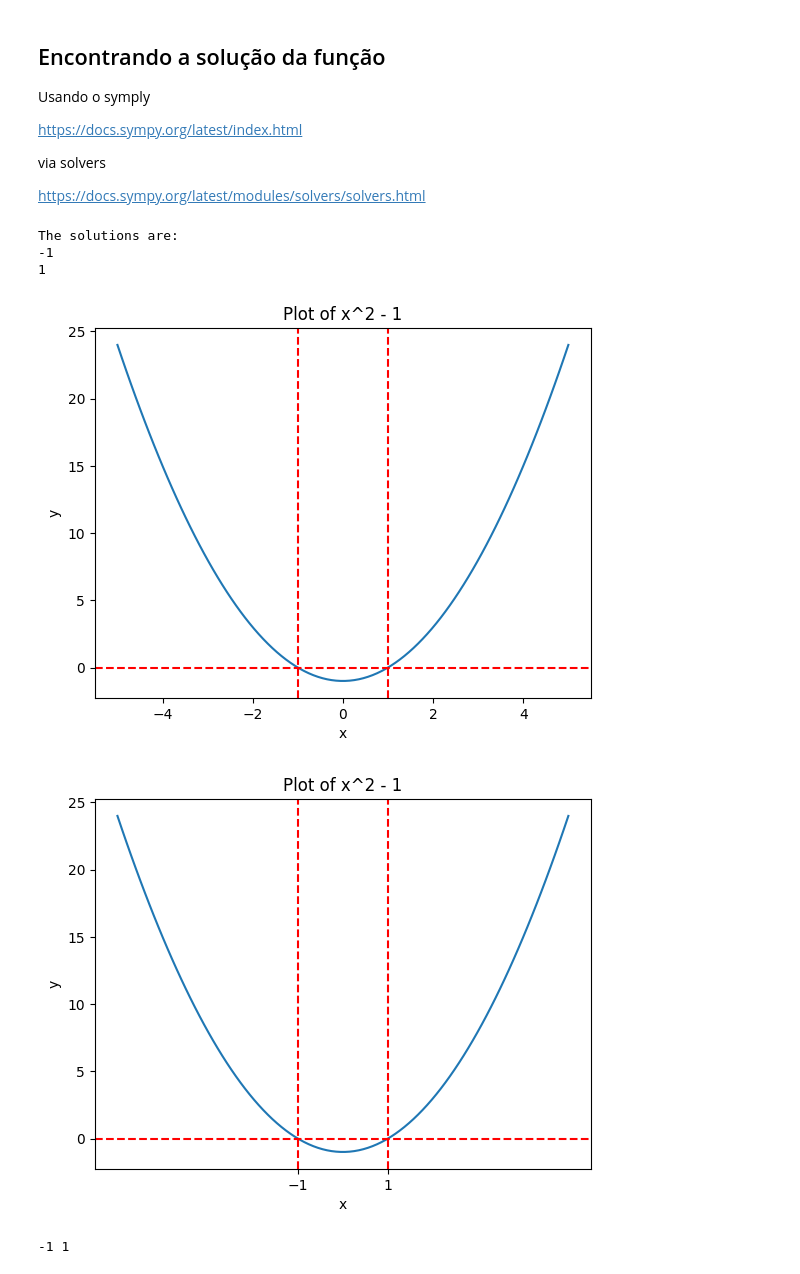
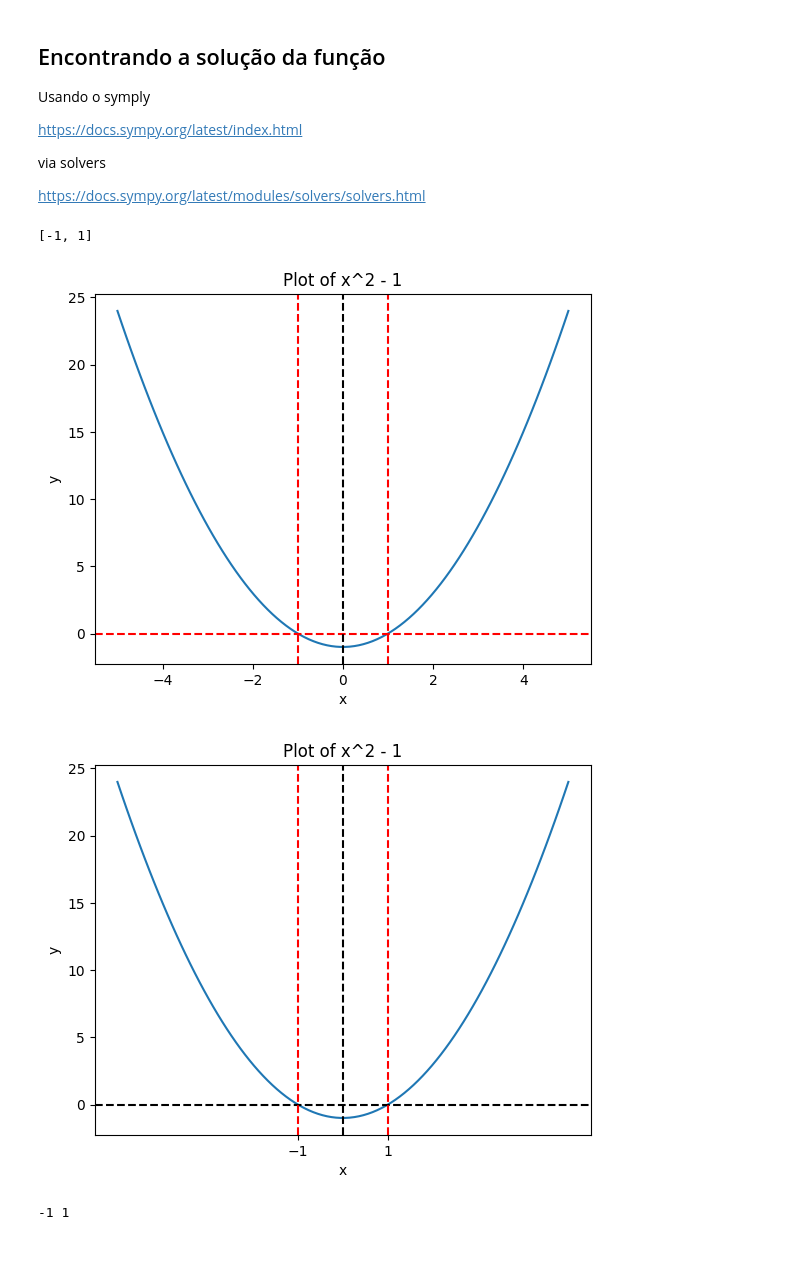
Before and after one commit to armandossrecife/teste, a Jupyter notebook: solucao_funcoes.ipynb, the cells around one changed output. Saved outputs shown, nothing was run; the diff lists cells and outputs as text; code cells hidden in the pictures.

```diff
--- a/solucao_funcoes.ipynb
+++ b/solucao_funcoes.ipynb
@@ -98,15 +107,12 @@ from sympy.solvers import solve
 from sympy import Symbol
 
 x = Symbol('x')
-solutions = solve(x**2 - 1, x)
+y = x**2 - 1
+solutions = solve(y, x)
 
-print("The solutions are:")
-for solution in solutions:
-    print(solution)
+print(solutions)
 # %% [output]
-The solutions are:
--1
-1
+[-1, 1]
 # %%
 # Define the x values
 x = np.linspace(-5, 5, 100)
@@ -119,6 +125,9 @@ plt.plot(x, y)
 
 # Add the horizontal line at y = 0
 plt.axhline(y=0, color='red', linestyle='--', label='y = 0')
+# Add the vertical line at x = 0
+plt.axvline(x=0, color='black', linestyle='--', label='x = 0')
+
 # Add the vertical line at x = -1
 plt.axvline(x=-1, color='red', linestyle='--', label='x = -1')
 # Add the vertical line at x = 1
@@ -132,35 +141,38 @@ plt.ylabel("y")
 # Show the plot
 plt.show()
 # %% [output]
-[figure, old version]
+[figure, new version]
 # %%
 # Define the x values
 x = np.linspace(-5, 5, 100)
 
 # Calculate the corresponding y values
 y = x**2 - 1
 
 # Create the plot
 plt.plot(x, y)
 
 # Add the horizontal line at y = 0
-plt.axhline(y=0, color='red', linestyle='--', label='y = 0')
+plt.axhline(y=0, color='black', linestyle='--', label='y = 0')
+# Add the vertical line at x = 0
+plt.axvline(x=0, color='black', linestyle='--', label='x = 0')
+
 # Add the vertical line at x = -1
 plt.axvline(x=-1, color='red', linestyle='--', label='x = -1')
 # Add the vertical line at x = 1
 plt.axvline(x=1, color='red', linestyle='--', label='x = 1')
 
 # Set the title and labels
 plt.title("Plot of x^2 - 1")
 plt.xlabel("x")
 plt.ylabel("y")
 
 # Set the x-axis ticks
 plt.xticks([-1, 1])
 
 
 # Show the plot
 plt.show()
 # %% [output]
-[figure, old version]
+[figure, new version]
 # %%
```
Also changed, not shown: parts of 6 cells of this notebook.
